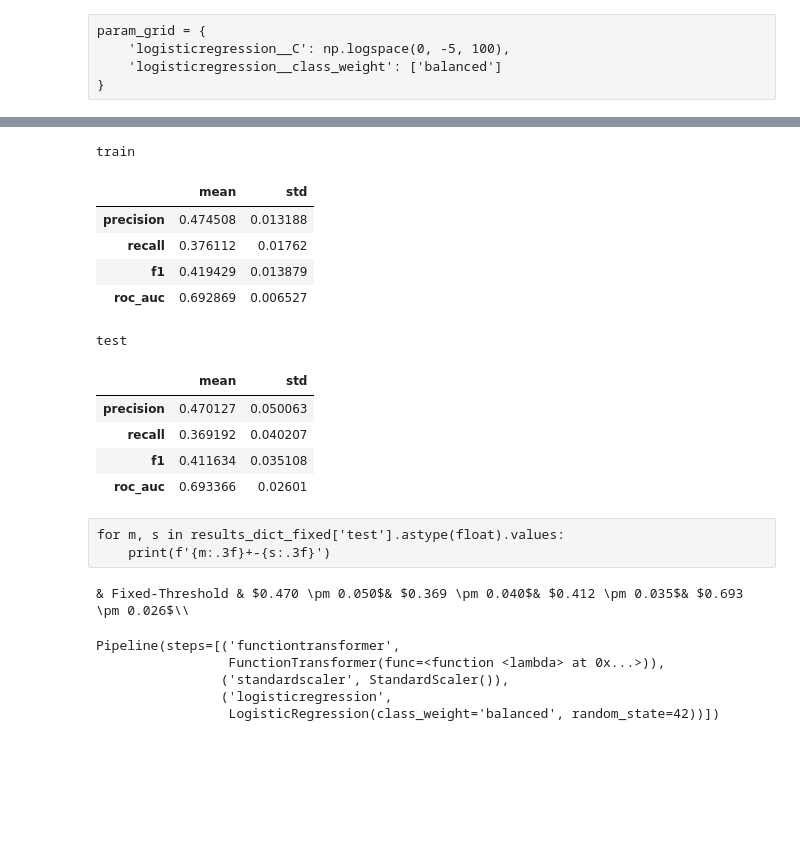
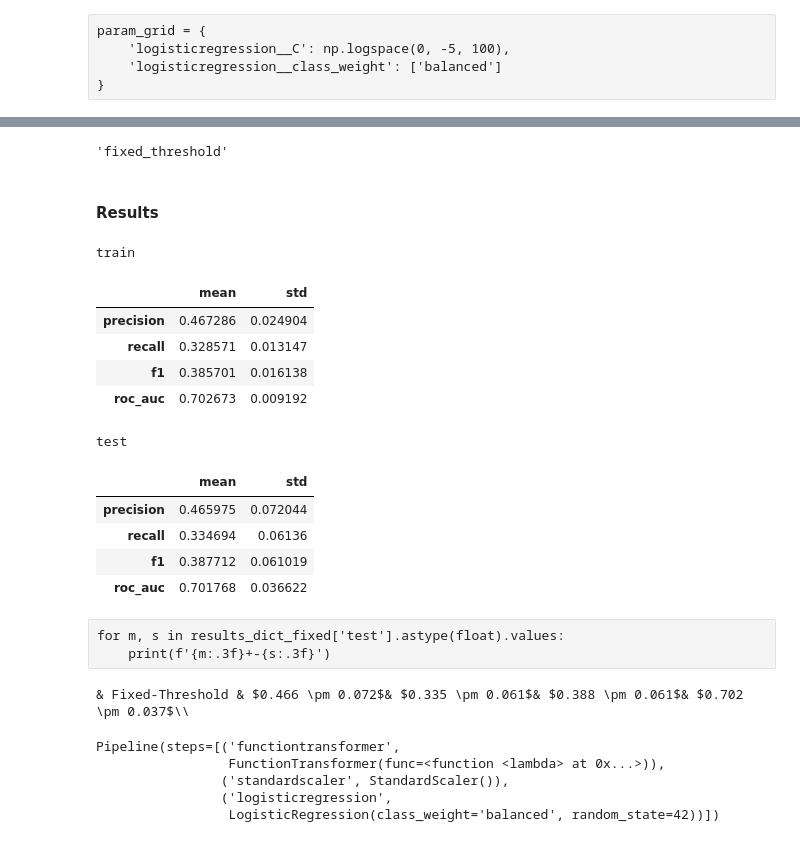
Before and after one commit to NasLabBgu/hate_speech_detection, a Jupyter notebook: detection/aggregative_methods/aggregative_methods.ipynb, the cells around one changed output, grey strips where cells are left out. Cells and saved outputs as stored; diff of their text form; code cells hidden in the pictures; blank space fills up the shorter version.

```diff
--- a/detection/aggregative_methods/aggregative_methods.ipynb
+++ b/detection/aggregative_methods/aggregative_methods.ipynb
@@ -149,4 +243,4 @@ plt.show()
 # %% [markdown]
 # Choose Dataset
 # %%
-dataset = 'echo_2'
+dataset = 'parler'
@@ -375,0 +469,2 @@ results_dict = {}
+# %%
+kf = StratifiedKFold(shuffle=True, random_state=seed)
@@ -456,6 +565,4 @@ param_grid = {
     'logisticregression__class_weight': ['balanced']
 }
 # %%
-fixed_gs = GridSearchCV(pipe, param_grid, cv=StratifiedKFold(shuffle=True, random_state=seed), scoring=scoring_names, return_train_score=True, refit='f1', n_jobs=100, verbose=1)
+fixed_gs = GridSearchCV(pipe, param_grid, cv=kf, scoring=scoring_names, return_train_score=True, refit='f1', n_jobs=100, verbose=1)
-# %%
-fixed_gs.fit(X, y)
@@ -475,0 +587,4 @@ GridSearchCV(cv=StratifiedKFold(n_splits=5, random_state=42, shuffle=True),
+# %%
+method_name
+# %% [output]
+'fixed_threshold'
@@ -476,21 +593,23 @@ GridSearchCV(cv=StratifiedKFold(n_splits=5, random_state=42, shuffle=True),
+# %% [markdown]
+#### Results
 # %%
 results_dict_fixed = get_best_results_from_gs(fixed_gs)
 for name, df in results_dict_fixed.items():
     print(name)
-    display(df)
+    display(df.round(3))
 # %% [output]
 train
 |  | mean | std |
-| precision | 0.474508 | 0.013188 |
-| recall | 0.376112 | 0.01762 |
-| f1 | 0.419429 | 0.013879 |
-| roc_auc | 0.692869 | 0.006527 |
+| precision | 0.467286 | 0.024904 |
+| recall | 0.328571 | 0.013147 |
+| f1 | 0.385701 | 0.016138 |
+| roc_auc | 0.702673 | 0.009192 |
 test
 |  | mean | std |
-| precision | 0.470127 | 0.050063 |
-| recall | 0.369192 | 0.040207 |
-| f1 | 0.411634 | 0.035108 |
-| roc_auc | 0.693366 | 0.02601 |
+| precision | 0.465975 | 0.072044 |
+| recall | 0.334694 | 0.06136 |
+| f1 | 0.387712 | 0.061019 |
+| roc_auc | 0.701768 | 0.036622 |
 # %%
 results_dict['fixed'] = results_dict_fixed['test']
 # %% [raw]
@@ -502,7 +621,7 @@ for m, s in results_dict_fixed['test'].astype(float).values:
     fixed_overleaf += (f'& ${m:.3f} \pm {s:.3f}$')
 print(fixed_overleaf + '\\\\')
 # %% [output]
-& Fixed-Threshold & $0.470 \pm 0.050$& $0.369 \pm 0.040$& $0.412 \pm 0.035$& $0.693 \pm 0.026$\\
+& Fixed-Threshold & $0.466 \pm 0.072$& $0.335 \pm 0.061$& $0.388 \pm 0.061$& $0.702 \pm 0.037$\\
 # %%
 best_pipe = fixed_gs.best_estimator_
 best_pipe
```
Also changed, not shown: parts of 340 cells of this notebook, 1 other file.
